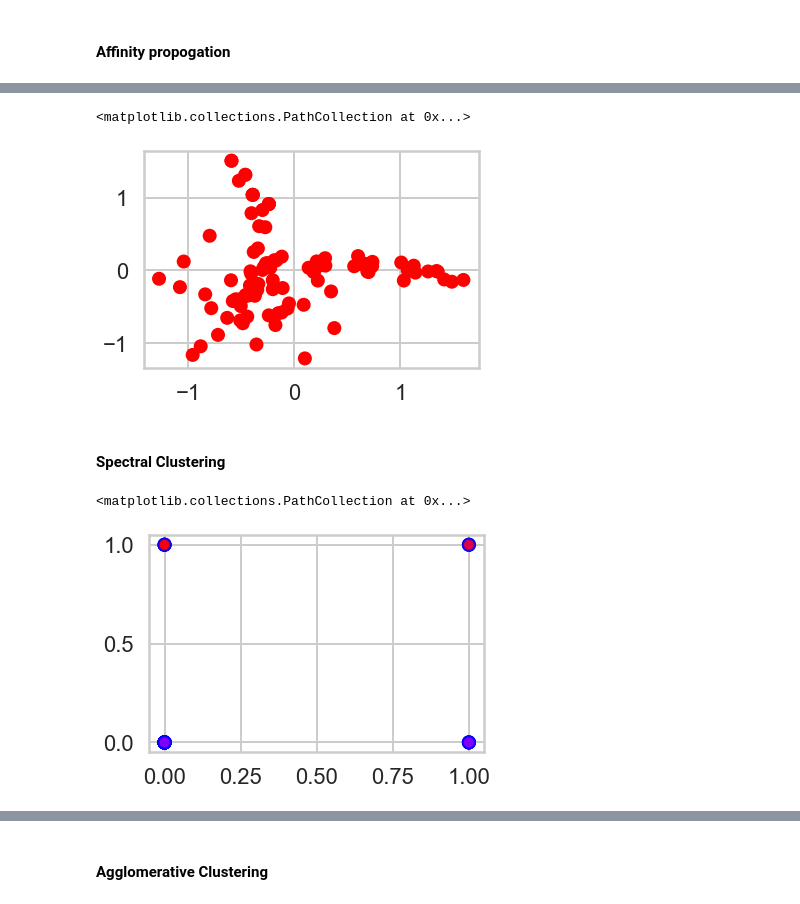
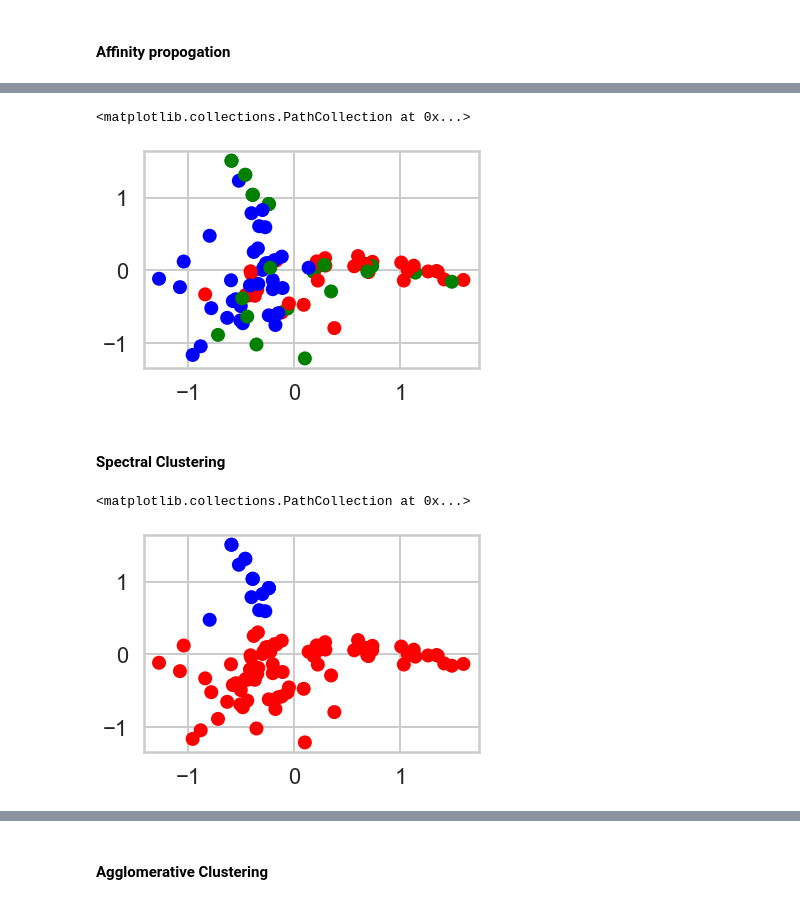
Before and after one commit to filiaguilar/Springboard-DS, a Jupyter notebook: Unit 15/Clustering Case Study - Customer Segmentation with K-Means - Tier 3.ipynb, the cells around one changed output, grey strips where cells are left out. Saved outputs shown, nothing was run; the diff lists cells and outputs as text; code cells hidden in the pictures.

```diff
--- a/Unit 15/Clustering Case Study - Customer Segmentation with K-Means - Tier 3.ipynb
+++ b/Unit 15/Clustering Case Study - Customer Segmentation with K-Means - Tier 3.ipynb
@@ -583,15 +556,18 @@ plt.show()
-# %%
-plt.scatter(pc1, pc2, c=af.labels_, cmap=cmap)
-# %% [output]
-<matplotlib.collections.PathCollection at 0x...>
-[figure, removed]
+# %%
+from sklearn.cluster import AffinityPropagation
+aff_prop_clustering = AffinityPropagation(damping=0.5).fit_predict(x)
+
+plt.scatter(pc1, pc2, c=aff_prop_clustering.tolist(), cmap=cmap)
+# %% [output]
+<matplotlib.collections.PathCollection at 0x...>
+[figure, added]
 # %% [markdown]
 #### Spectral Clustering
 # %%
 from sklearn.cluster import SpectralClustering
-sc = SpectralClustering(n_clusters=2, affinity='nearest_neighbors', random_state=0)
-sc_clustering = sc.fit_predict(x)
-plt.scatter(x[:,0], x[:,1], c=sc_clustering.tolist(), cmap='rainbow', alpha=0.7, edgecolors='b')
+sc_clustering = SpectralClustering(n_clusters=2, affinity='nearest_neighbors', random_state=0).fit_predict(x)
+
+plt.scatter(pc1, pc2, c=sc_clustering.tolist(), cmap=cmap)
 # %% [output]
 <matplotlib.collections.PathCollection at 0x...>
-[figure, old version]
+[figure, new version]
```
Also changed, not shown: parts of 7 cells of this notebook.
